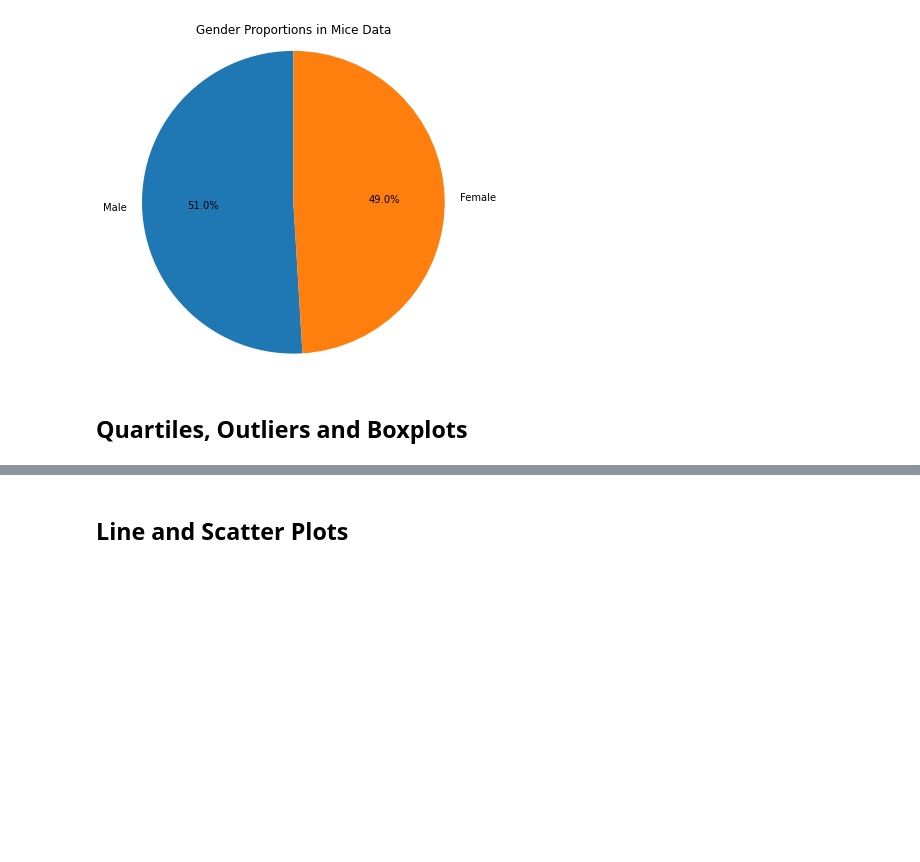
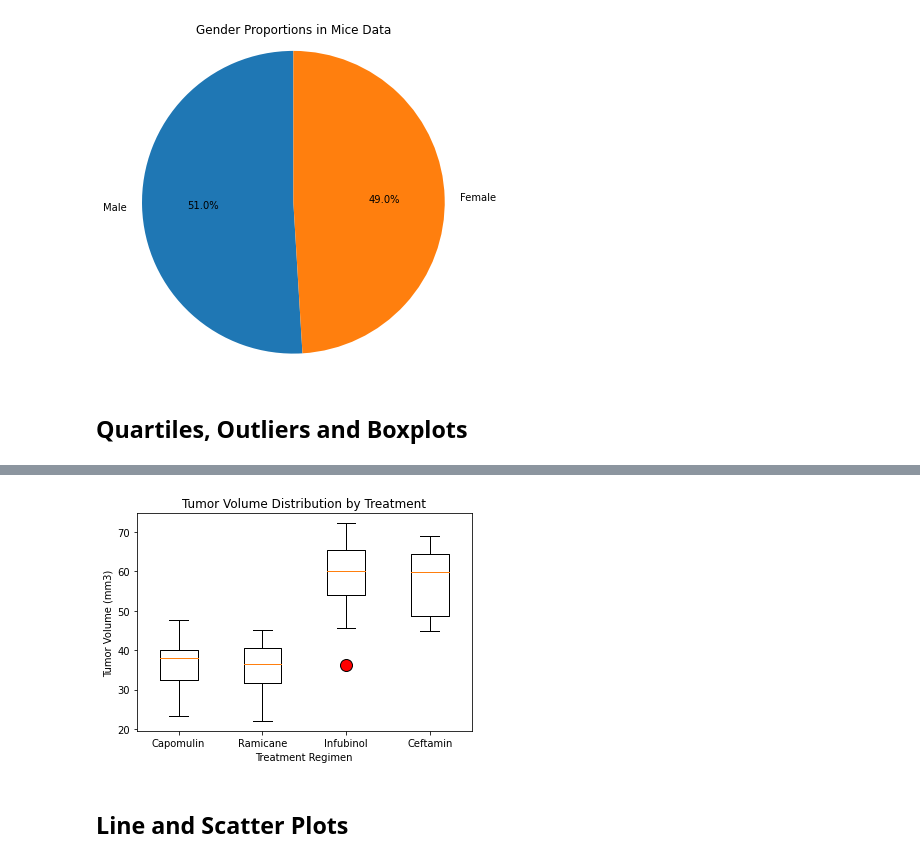
Before and after one commit to jayparikh1998/UofT-Bootcamp, a Jupyter notebook: pymaceuticals_challenge/pymaceuticals_starter.ipynb, the cells around one changed output, grey strips where cells are left out. Cells and saved outputs as stored; diff of their text form; code cells hidden in the pictures; blank space fills up the shorter version.

```diff
--- a/pymaceuticals_challenge/pymaceuticals_starter.ipynb
+++ b/pymaceuticals_challenge/pymaceuticals_starter.ipynb
@@ -215,8 +231,14 @@ plt.show()
 # %%
 # Calculate the final tumor volume of each mouse across four of the treatment regimens:
 # Capomulin, Ramicane, Infubinol, and Ceftamin
+treatment_regimens = ['Capomulin', 'Ramicane', 'Infubinol', 'Ceftamin']
+filtered_data = cleaned_df[cleaned_df['Drug Regimen'].isin(treatment_regimens)]
 
-# Start by getting the last (greatest) timepoint for each mouse
+# Group by Mouse ID and Drug Regimen, then find the maximum Timepoint for each group
+max_timepoint = filtered_data.groupby(['Mouse ID', 'Drug Regimen'])['Timepoint'].max().reset_index()
 
+# Merge the max timepoint back with the original data to get the tumor volume at the final timepoint
+final_tumor_volume = pd.merge(max_timepoint, filtered_data, on=['Mouse ID', 'Drug Regimen', 'Timepoint'])
 
-# Merge this group df with the original DataFrame to get the tumor volume at the last timepoint
+# Display the final tumor volumes
+final_tumor_volume[['Mouse ID', 'Drug Regimen', 'Timepoint', 'Tumor Volume (mm3)']]
@@ -242,2 +318,19 @@ plt.show()
+# %%
+# Generate a box plot that shows the distrubution of the tumor volume for each treatment group.
+
+# Set up for the box plot
+fig, ax = plt.subplots()
+ax.boxplot(tumor_vol_list, flierprops=dict(marker='o', markerfacecolor='r', markersize=12, linestyle='none'))
+
+# Set the labels and title
+ax.set_title('Tumor Volume Distribution by Treatment')
+ax.set_xlabel('Treatment Regimen')
+ax.set_ylabel('Tumor Volume (mm3)')
+ax.set_xticklabels(treatment_list)
+
+# Show the plot
+plt.show()
+# %% [output]
+[figure, added]
 # %% [markdown]
 ## Line and Scatter Plots
```
Also changed, not shown: parts of 13 cells of this notebook, 1 other file.
